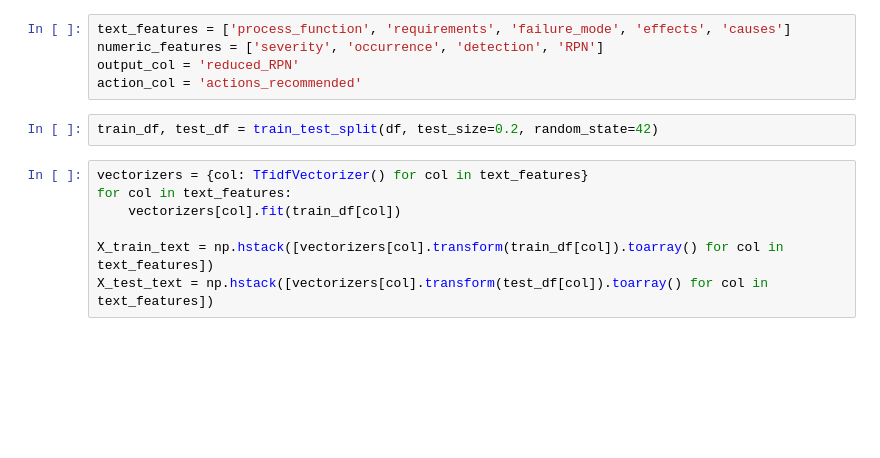
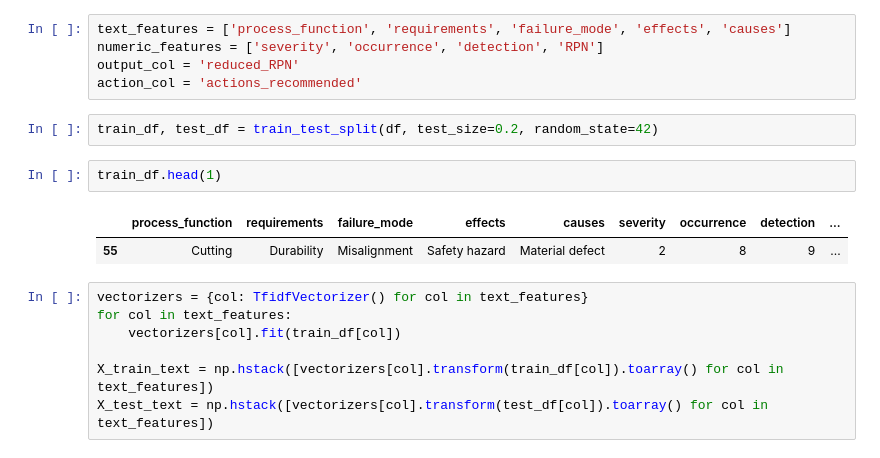
Before and after one commit to sathishmtech01/research_aiml_llm, a Jupyter notebook: Fema_Analysis.ipynb, the cells around one changed output. Drawn from its saved outputs; the diff is of its cells as text; blank space fills up the shorter version.

```diff
--- a/Fema_Analysis.ipynb
+++ b/Fema_Analysis.ipynb
@@ -33,6 +37,11 @@ output_col = 'reduced_RPN'
 action_col = 'actions_recommended'
 # %%
 train_df, test_df = train_test_split(df, test_size=0.2, random_state=42)
+# %%
+train_df.head(1)
+# %% [output]
+|  | process_function | requirements | failure_mode | effects | causes | severity | occurrence | detection | ... |
+| 55 | Cutting | Durability | Misalignment | Safety hazard | Material defect | 2 | 8 | 9 | ... |
 # %%
 vectorizers = {col: TfidfVectorizer() for col in text_features}
 for col in text_features:
```
Also changed, not shown: parts of 8 cells of this notebook.
